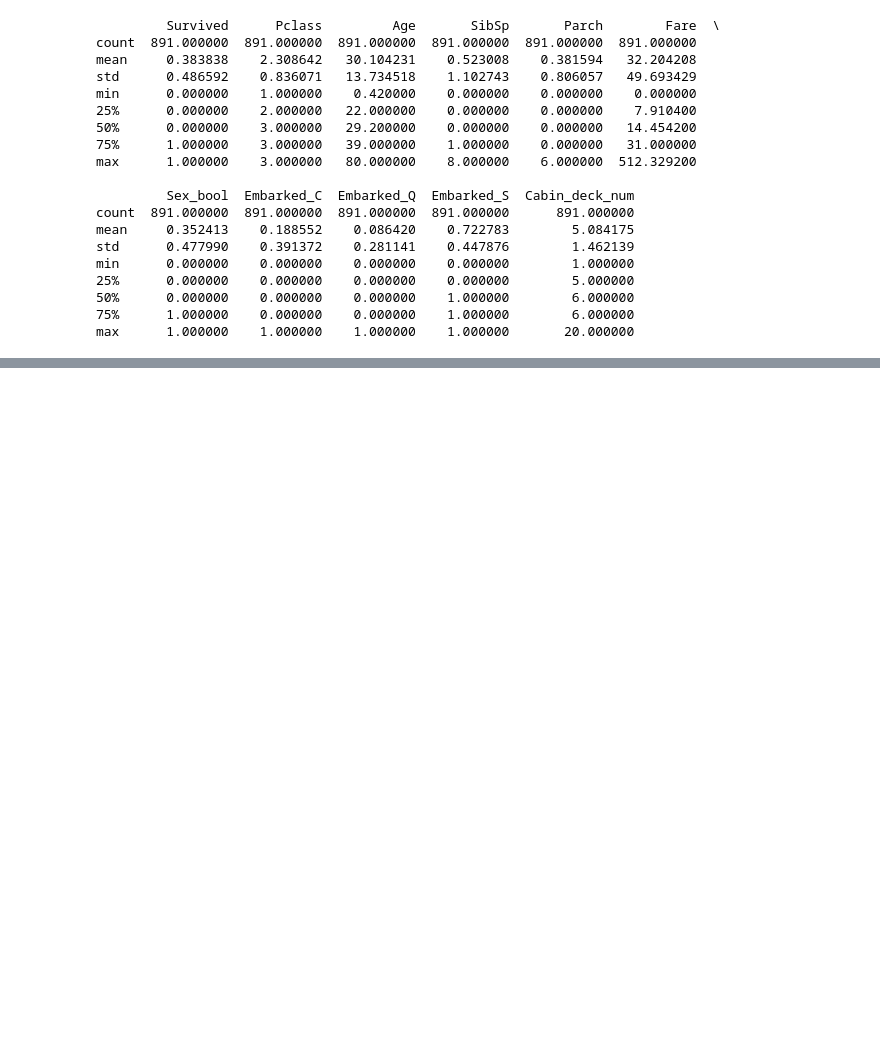
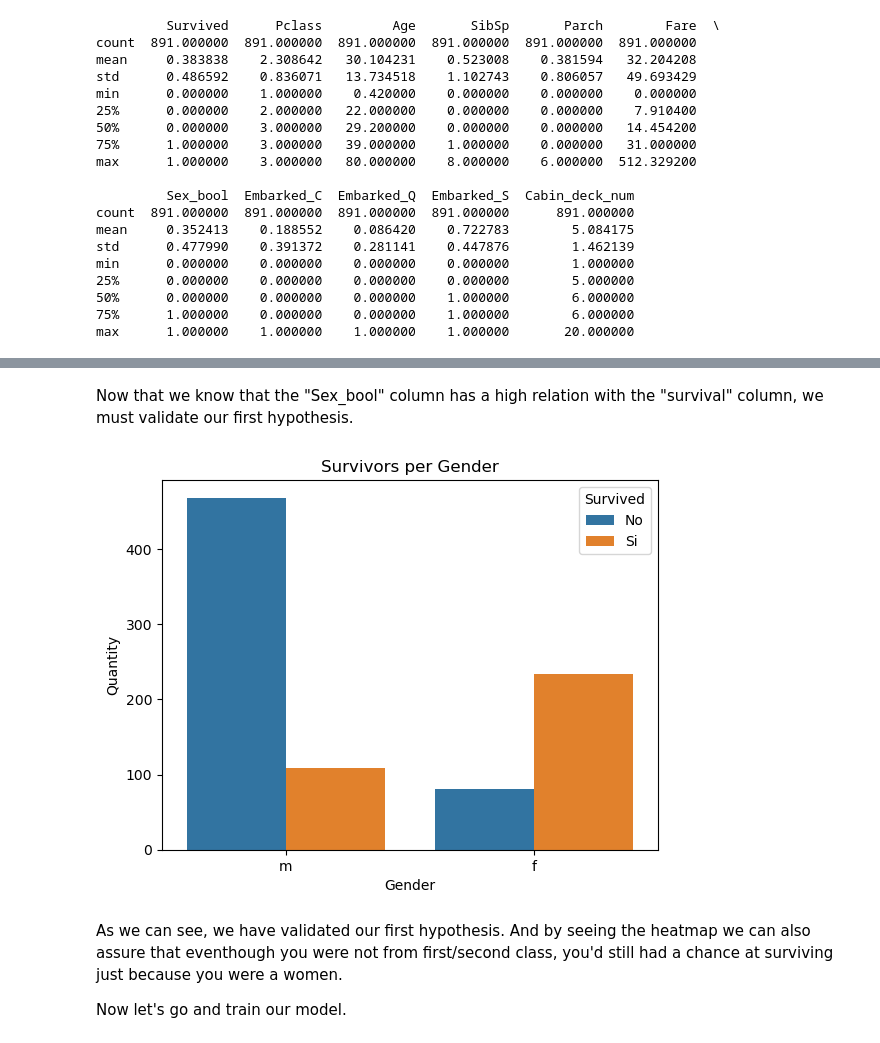
Before and after one commit to DaiaPrado/titanic-classifier-dtrees-rf, a Jupyter notebook: titanic-classifier-dtrees-rf.ipynb, the cells around one changed output, grey strips where cells are left out. Cells and saved outputs as stored; diff of their text form; code cells hidden in the pictures; blank space fills up the shorter version.

```diff
--- a/titanic-classifier-dtrees-rf.ipynb
+++ b/titanic-classifier-dtrees-rf.ipynb
@@ -392,0 +354,23 @@ In general this model is pretty good, it actually has not much bias nor variance
+# %%
+#We eliminate the columns that are non-numerical
+train_df=train_df.drop(['Name','Ticket','Cabin_deck'], axis=1)
+
+#We divide our x_train_set and our y_train_set
+x_train = train_df.iloc[:,1:10]
+y_train = train_df.iloc[:,10:]
+# %% [markdown]
+Now that we know that the "Sex_bool" column has a high relation with the "survival" column, we must validate our first hypothesis.
+# %%
+sns.countplot(data=train_df, x='Sex_bool', hue='Survived')
+plt.title('Survivors per Gender')
+plt.xlabel('Gender')
+plt.ylabel('Quantity')
+plt.xticks([0,1], ['m','f'])
+plt.legend(title="Survived", labels=["No","Si"])
+plt.show()
+# %% [output]
+[figure, added]
+# %% [markdown]
+As we can see, we have validated our first hypothesis. And by seeing the heatmap we can also assure that eventhough you were not from first/second class, you'd still had a chance at surviving just because you were a women.
+
+Now let's go and train our model.
```
Also changed, not shown: parts of 28 cells of this notebook.
